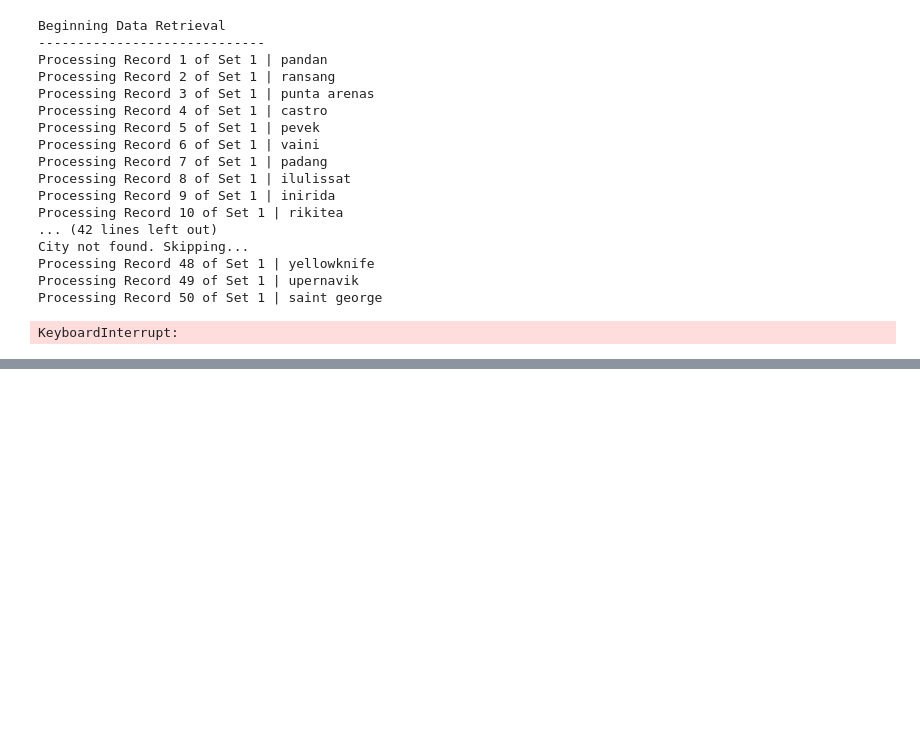
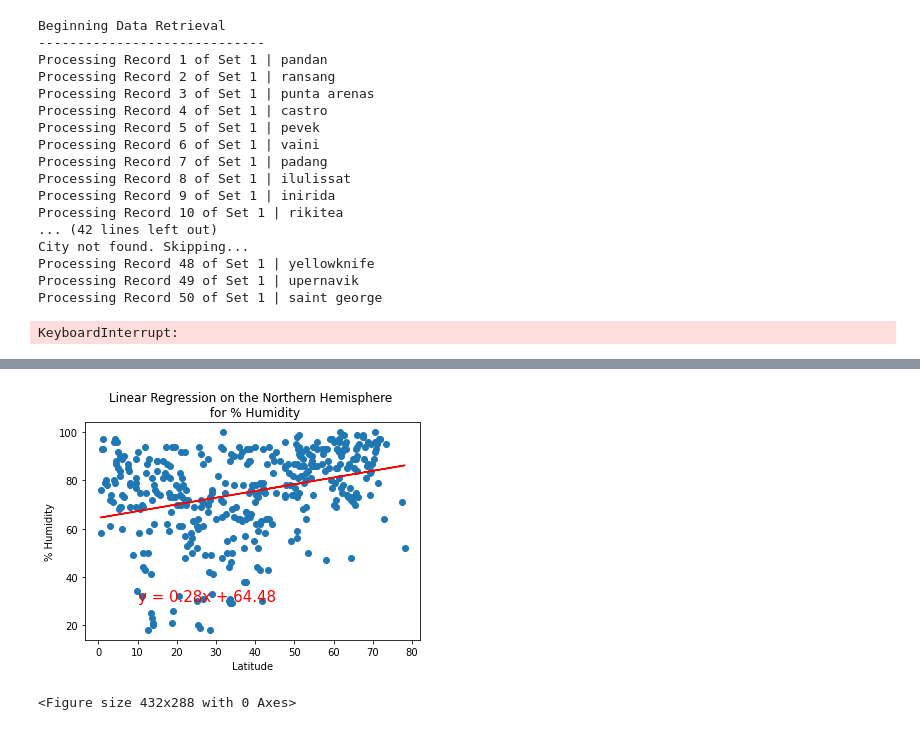
Before and after one commit to HelyxM/World_Weather_Analysis, a Jupyter notebook: WeatherPy.ipynb, the cells around one changed output, grey strips where cells are left out. Cells and saved outputs as stored; diff of their text form; code cells hidden in the pictures; blank space fills up the shorter version.

```diff
--- a/WeatherPy.ipynb
+++ b/WeatherPy.ipynb
@@ -255,0 +307,11 @@ plt.show()
+# %%
+# Linear regression on the Northern Hemisphere
+x_values = northern_hemi_df["Lat"]
+y_values = northern_hemi_df["Humidity"]
+# Call the function.
+plot_linear_regression(x_values, y_values,
+                       'Linear Regression on the Northern Hemisphere \n for % Humidity', '% Humidity',(10,30))
+plt.savefig("weather_data/Fig7.png")
+# %% [output]
+[figure, added]
+<Figure size 432x288 with 0 Axes>
```
Also changed, not shown: parts of 22 cells of this notebook, 8 other files.
